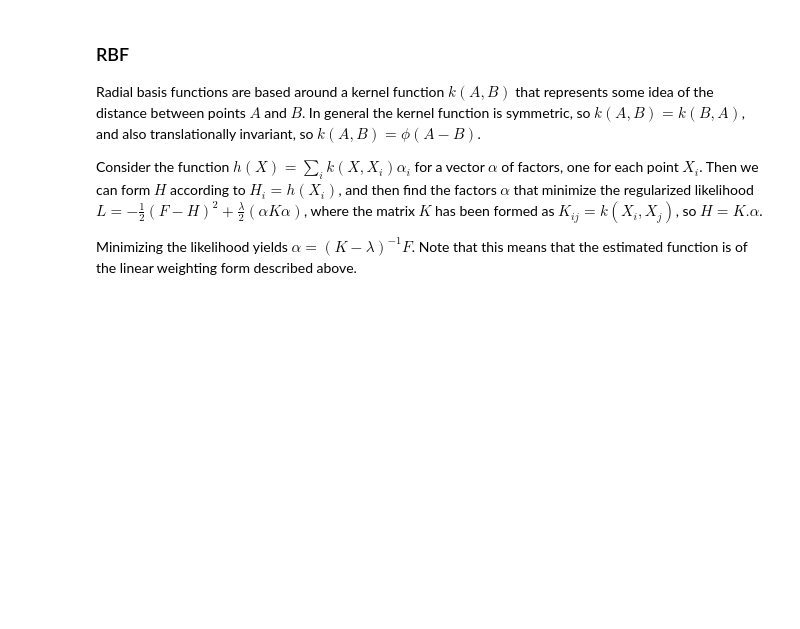
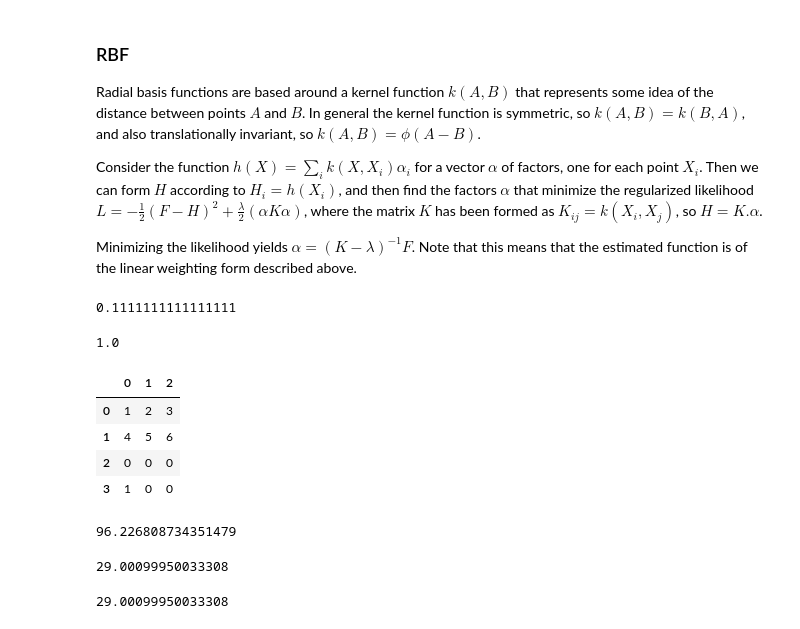
Before and after one commit to GibbsConsulting/ds-collateral, a Jupyter notebook: notebooks/SpatialFunctions.ipynb, the cells around one changed output. Saved outputs shown, nothing was run; the diff lists cells and outputs as text; code cells hidden in the pictures; blank space fills up the shorter version.

```diff
--- a/notebooks/SpatialFunctions.ipynb
+++ b/notebooks/SpatialFunctions.ipynb
@@ -25,0 +32,10 @@ Minimizing the likelihood yields $\alpha = \left(K-\lambda\right)^{-1} F$. Note
+# %%
+a1 = np.array([1,2,0])
+b1 = np.array([1,-2,0])
+simple_kernel(a1,b1)
+# %% [output]
+0.1111111111111111
+# %%
+simple_kernel(a1,a1)
+# %% [output]
+1.0
@@ -25,0 +45,12 @@ Minimizing the likelihood yields $\alpha = \left(K-\lambda\right)^{-1} F$. Note
+# %%
+test_points = pd.DataFrame([[1,2,3],
+                           [4,5,6],
+                           [0,0,0],
+                           [1,0,0]])
+test_points
+# %% [output]
+|  | 0 | 1 | 2 |
+| 0 | 1 | 2 | 3 |
+| 1 | 4 | 5 | 6 |
+| 2 | 0 | 0 | 0 |
+| 3 | 1 | 0 | 0 |
@@ -25,0 +93,12 @@ Minimizing the likelihood yields $\alpha = \left(K-\lambda\right)^{-1} F$. Note
+# %%
+estimator(np.array([3,4,5]),**kwargs)
+# %% [output]
+96.226808734351479
+# %%
+estimator([1,2,3],**kwargs)
+# %% [output]
+29.00099950033308
+# %%
+estimator(test_points.iloc[0],**kwargs)
+# %% [output]
+29.00099950033308
```
Also changed, not shown: parts of 14 cells of this notebook.
